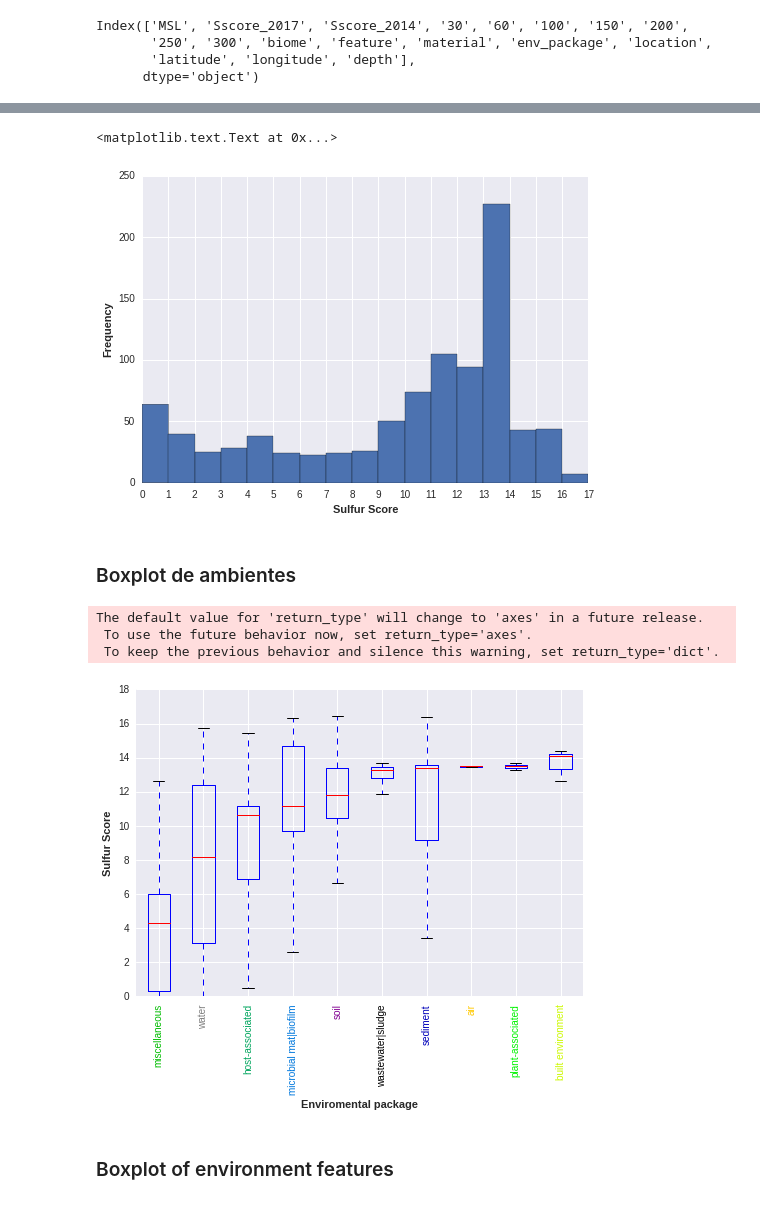
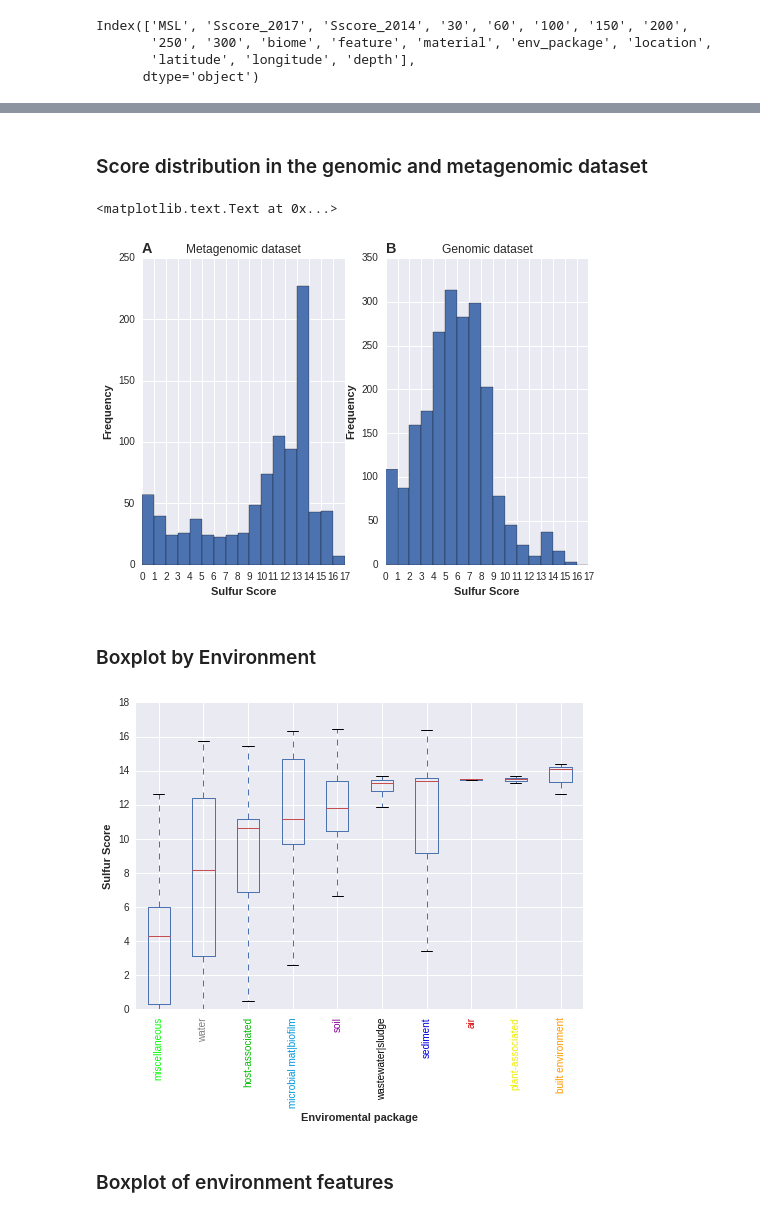
Before and after one commit to eead-csic-compbio/metagenome_Pfam_score, a Jupyter notebook: data/metagenomic_dataset/plot_scores_world.ipynb, the cells around one changed output, grey strips where cells are left out. Cells and saved outputs as stored; diff of their text form; code cells hidden in the pictures.

Commit message:
adding histogram distribution in the genomic dataset

```diff
--- a/data/metagenomic_dataset/plot_scores_world.ipynb
+++ b/data/metagenomic_dataset/plot_scores_world.ipynb
@@ -59,4 +56,6 @@ Index(['MSL', 'Sscore_2017', 'Sscore_2014', '30', '60', '100', '150', '200',
        '250', '300', 'biome', 'feature', 'material', 'env_package', 'location',
        'latitude', 'longitude', 'depth'],
       dtype='object')
+# %%
+geno = pd.read_table ('SS_genomic.tab', index_col=0)
 # %%
@@ -83,13 +100,27 @@ El valor del percentil al 95%:
+# %% [markdown]
+### Score distribution in the genomic and metagenomic dataset
 # %%
+plt.subplot(1,2,1)
 bins = np.linspace(0,17, 18)
 meta.Sscore_2017.hist(bins=bins)
 plt.xlim((0, 17))
 xt = plt.xticks(bins)
 plt.xlabel('Sulfur Score', weight='bold')
 plt.ylabel('Frequency', weight='bold')
+plt.title('Metagenomic dataset')
+plt.title('A', fontweight='bold', fontsize='x-large', loc='left')
+plt.subplot(1,2,2)
+bins = np.linspace(0,17, 18)
+geno.Score.hist(bins=bins)
+plt.xlim((0, 17))
+xt = plt.xticks(bins)
+plt.xlabel('Sulfur Score', weight='bold')
+plt.ylabel('Frequency', weight='bold')
+plt.title('Genomic dataset')
+plt.title('B', fontweight='bold', fontsize='x-large', loc='left')
 # %% [output]
 <matplotlib.text.Text at 0x...>
-[figure, old version]
+[figure, new version]
 # %% [markdown]
-### Boxplot de ambientes
+### Boxplot by Environment
 # %%
@@ -112,8 +142,7 @@ for feat in meta.feature.unique():
     f_coldic[feat] = coldic[env_p]
 # %%
 def median_sort(df):
-    """Ordena las columnas de un dataframe de pandas
-    de acuerdo a la mediana"""
+    """Sort the columns acording to the median"""
     median_sorted = df.median().argsort()
     df_sorted = df.T.ix[median_sorted].T
     return df_sorted
@@ -129,10 +158,7 @@ labels = myax.get_xticklabels()
 for l in labels:
     l.set_color(coldic[l.get_text()])
 # %% [output]
-The default value for 'return_type' will change to 'axes' in a future release.
- To use the future behavior now, set return_type='axes'.
- To keep the previous behavior and silence this warning, set return_type='dict'.
-[figure, old version]
+[figure, new version]
 # %% [markdown]
 ### Boxplot of environment features
 # %%
```
Also changed, not shown: parts of 12 cells of this notebook.
